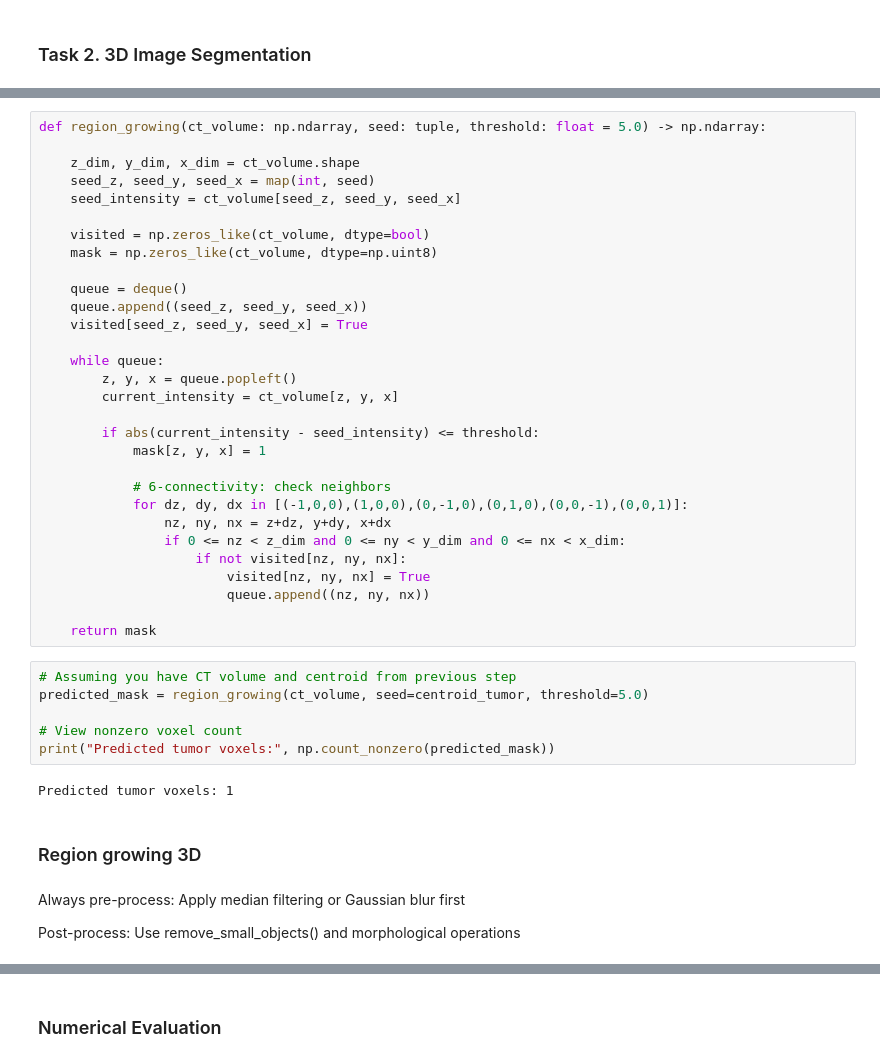
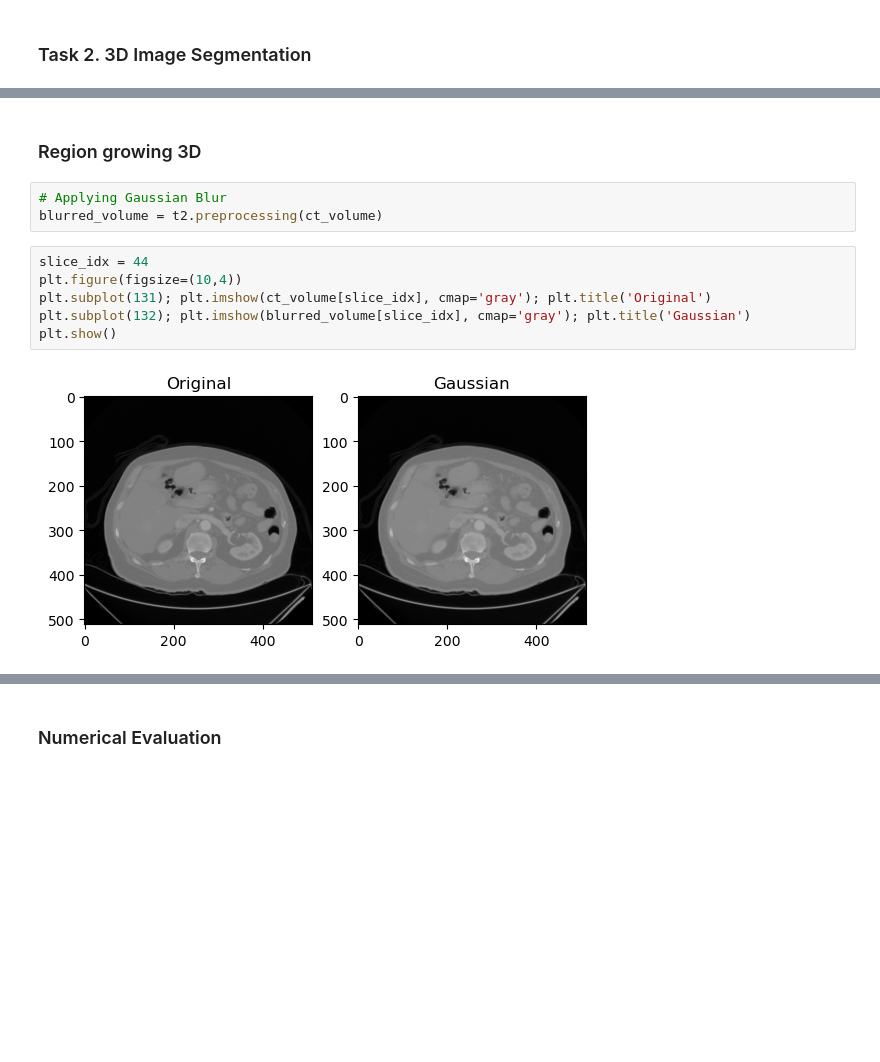
Before and after one commit to mirabud/MIP_final_project, a Jupyter notebook: mip_current.ipynb, the cells around one changed output, grey strips where cells are left out. Drawn from its saved outputs; the diff is of its cells as text; blank space fills up the shorter version.

```diff
--- a/mip_current.ipynb
+++ b/mip_current.ipynb
@@ -149,45 +138,14 @@ bbox_liver, centroid_liver = t2.bbox_and_centroid(liver_mask_volume)
-# %%
-def region_growing(ct_volume: np.ndarray, seed: tuple, threshold: float = 5.0) -> np.ndarray:
-
-    z_dim, y_dim, x_dim = ct_volume.shape
-    seed_z, seed_y, seed_x = map(int, seed)
-    seed_intensity = ct_volume[seed_z, seed_y, seed_x]
-
-    visited = np.zeros_like(ct_volume, dtype=bool)
-    mask = np.zeros_like(ct_volume, dtype=np.uint8)
-
-    queue = deque()
-    queue.append((seed_z, seed_y, seed_x))
-    visited[seed_z, seed_y, seed_x] = True
-
-    while queue:
-        z, y, x = queue.popleft()
-        current_intensity = ct_volume[z, y, x]
-
-        if abs(current_intensity - seed_intensity) <= threshold:
-            mask[z, y, x] = 1
-
-            # 6-connectivity: check neighbors
-            for dz, dy, dx in [(-1,0,0),(1,0,0),(0,-1,0),(0,1,0),(0,0,-1),(0,0,1)]:
-                nz, ny, nx = z+dz, y+dy, x+dx
-                if 0 <= nz < z_dim and 0 <= ny < y_dim and 0 <= nx < x_dim:
-                    if not visited[nz, ny, nx]:
-                        visited[nz, ny, nx] = True
-                        queue.append((nz, ny, nx))
-
-    return mask
-# %%
-# Assuming you have CT volume and centroid from previous step
-predicted_mask = region_growing(ct_volume, seed=centroid_tumor, threshold=5.0)
-
-# View nonzero voxel count
-print("Predicted tumor voxels:", np.count_nonzero(predicted_mask))
-# %% [output]
-Predicted tumor voxels: 1
 # %% [markdown]
 ### Region growing 3D
-# %% [markdown]
-Always pre-process: Apply median filtering or Gaussian blur first
-
-Post-process: Use remove_small_objects() and morphological operations
+# %%
+# Applying Gaussian Blur
+blurred_volume = t2.preprocessing(ct_volume)
+# %%
+slice_idx = 44
+plt.figure(figsize=(10,4))
+plt.subplot(131); plt.imshow(ct_volume[slice_idx], cmap='gray'); plt.title('Original')
+plt.subplot(132); plt.imshow(blurred_volume[slice_idx], cmap='gray'); plt.title('Gaussian')
+plt.show()
+# %% [output]
+[figure, added]
 # %%
```
Also changed, not shown: parts of 13 cells of this notebook, 1 other file.
